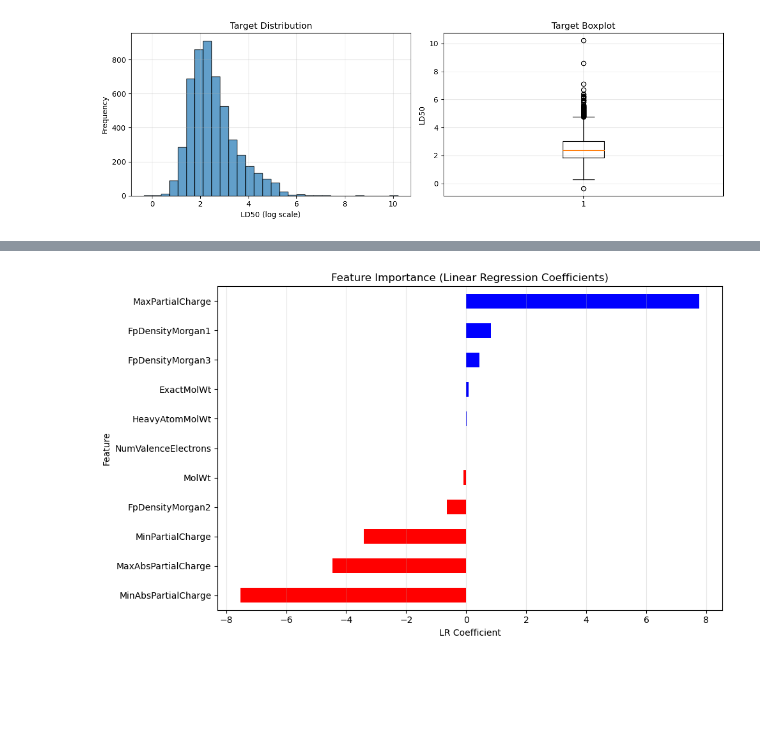
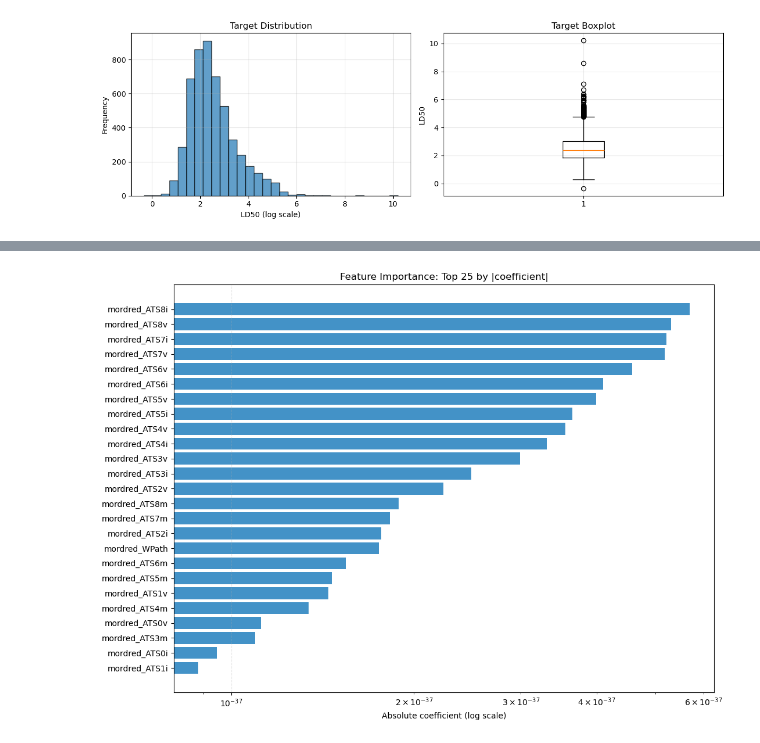
Before and after one commit to LucaBTE/toxicity-prediction, a Jupyter notebook: data_exploration/02_basic_exploration.ipynb, the cells around one changed output, grey strips where cells are left out. Cells and saved outputs as stored; diff of their text form; code cells hidden in the pictures; blank space fills up the shorter version.

```diff
--- a/data_exploration/02_basic_exploration.ipynb
+++ b/data_exploration/02_basic_exploration.ipynb
@@ -26,10 +26,26 @@ from sklearn.metrics import r2_score
 import warnings
 warnings.filterwarnings('ignore')
 
+# Optional GPU acceleration (RAPIDS)
+GPU_AVAILABLE = False
+GPU_BACKEND = 'CPU (scikit-learn)'
+cp = None
+cuLinearRegression = None
+try:
+    import cupy as cp
+    from cuml.linear_model import LinearRegression as cuLinearRegression
+    GPU_AVAILABLE = True
+    GPU_BACKEND = 'GPU (RAPIDS cuML)'
+except Exception:
+    pass
+
 # Local utilities
 import sys
 sys.path.insert(0, '.')
 
 random_state = 0
 # %%
-df = pd.read_csv('../data/processed/toxicity_dataset_with_descriptors.csv')
+df = pd.read_csv('../data/processed/train.csv')
+print(f'Compute backend: {GPU_BACKEND}')
+if not GPU_AVAILABLE:
+    print('GPU non rilevata o librerie RAPIDS mancanti. Uso CPU.')
@@ -147,30 +221,49 @@ Highly Correlated Feature Pairs (|r| > 0.7):
 # %%
-# Feature importance via Linear Regression
+# Feature importance via Linear Regression (GPU if available)
 X = df[descriptor_cols].fillna(df[descriptor_cols].mean())
 y = df['Y']
 
-# Fit a simple linear model
-lr = LinearRegression()
-lr.fit(X, y)
+if GPU_AVAILABLE:
+    # Train on GPU with cuML
+    X_gpu = cp.asarray(X.values, dtype=cp.float32)
+    y_gpu = cp.asarray(y.values, dtype=cp.float32)
+    lr = cuLinearRegression()
+    lr.fit(X_gpu, y_gpu)
+    y_pred = lr.predict(X_gpu)
+    coefs = cp.asnumpy(lr.coef_).ravel()
+    model_r2 = float(r2_score(cp.asnumpy(y_gpu), cp.asnumpy(y_pred)))
+else:
+    # CPU fallback
+    lr = LinearRegression()
+    lr.fit(X, y)
+    coefs = lr.coef_
+    model_r2 = float(lr.score(X, y))
 
-# Get coefficients
 coef_df = pd.DataFrame({
     'Feature': descriptor_cols,
-    'Coefficient': lr.coef_,
-    'Abs_Coef': np.abs(lr.coef_)
+    'Coefficient': coefs,
+    'Abs_Coef': np.abs(coefs)
 }).sort_values('Abs_Coef', ascending=False)
 
-print("Linear Regression Coefficients (model importance):")
-print(coef_df)
-print(f"\nModel R² Score: {lr.score(X, y):.4f}")
+print('Top 20 coefficients by absolute magnitude:')
+print(coef_df.head(20)[['Feature', 'Coefficient', 'Abs_Coef']])
+print(f'\nModel R² Score: {model_r2:.4f}')
 
-# Visualization
-fig, ax = plt.subplots(figsize=(10, 6))
-coef_df.set_index('Feature')['Coefficient'].sort_values().plot(kind='barh', ax=ax,
-                                                                color=['red' if x < 0 else 'blue' for x in coef_df.set_index('Feature')['Coefficient'].sort_values()])
-ax.set_xlabel('LR Coefficient')
-ax.set_title('Feature Importance (Linear Regression Coefficients)')
-ax.grid(alpha=0.3, axis='x')
+# Visualization: use log scale and avoid single dominant coefficient flattening everything
+top_k_coef = 25
+plot_coef = coef_df.head(top_k_coef).copy()
+
+if len(plot_coef) > 1 and plot_coef.iloc[0]['Abs_Coef'] > 20 * plot_coef.iloc[1]['Abs_Coef']:
+    print('\nNote: dominant first coefficient detected; plotting next top coefficients for readability.')
+    plot_coef = coef_df.iloc[1:top_k_coef + 1].copy()
+
+plot_coef = plot_coef.sort_values('Abs_Coef')
+fig, ax = plt.subplots(figsize=(11, 8))
+ax.barh(plot_coef['Feature'], plot_coef['Abs_Coef'], color='#2e86c1', alpha=0.9)
+ax.set_xscale('log')
+ax.set_xlabel('Absolute coefficient (log scale)')
+ax.set_title(f'Feature Importance: Top {len(plot_coef)} by |coefficient|')
+ax.grid(alpha=0.25, axis='x', linestyle='--')
 plt.tight_layout()
 plt.show()
 # %% [output]
@@ -192,3 +304,3 @@ Model R² Score: 0.2100
-[figure, old version]
+[figure, new version]
 # %%
 # Scatter plots: Top features vs target
```
Also changed, not shown: parts of 6 cells of this notebook, 2 other files.
